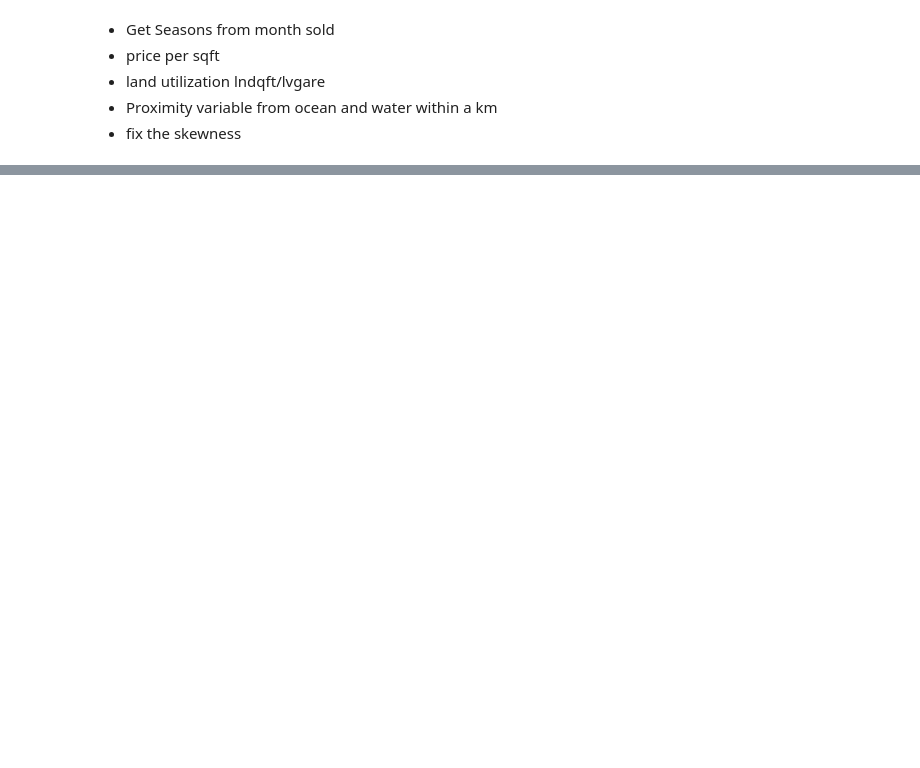
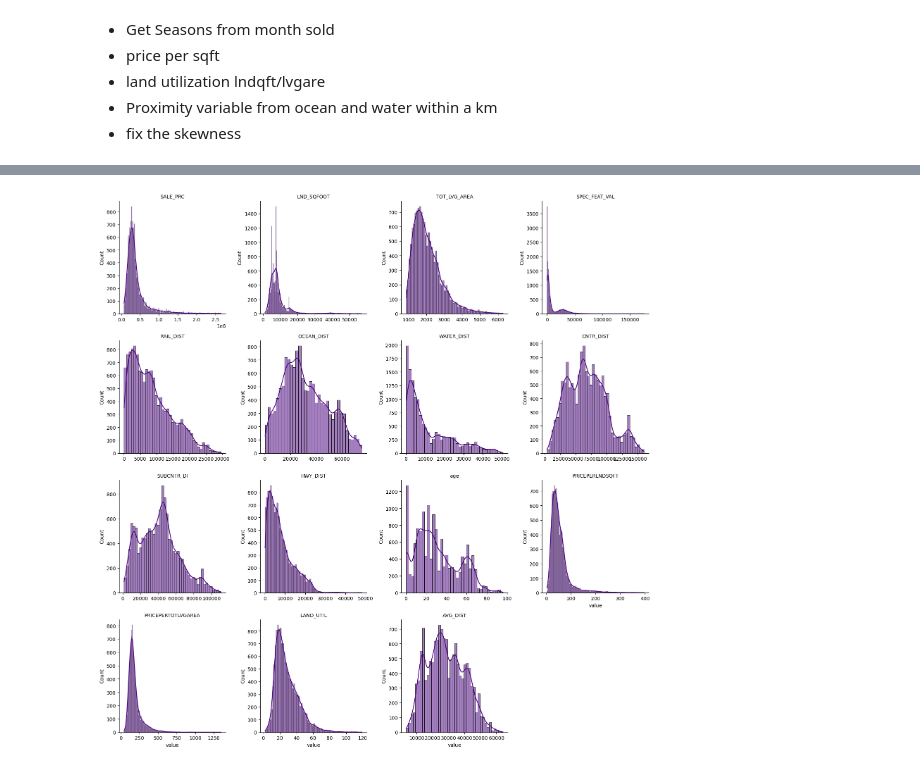
Before and after one commit to MarcusO17/6006CEM-ML, a Jupyter notebook: src/Task 1/main.ipynb, the cells around one changed output, grey strips where cells are left out. Drawn from its saved outputs; the diff is of its cells as text; code cells hidden in the pictures; blank space fills up the shorter version.

```diff
--- a/src/Task 1/main.ipynb
+++ b/src/Task 1/main.ipynb
@@ -267,0 +265,11 @@ Index(['LATITUDE', 'LONGITUDE', 'PARCELNO', 'SALE_PRC', 'LND_SQFOOT',
+# %%
+df['WALK_OCEAN'] = df['OCEAN_DIST'].apply(lambda x: 1 if x <= 1000 else 0)
+# %%
+for index, row in df.iterrows():
+    if row['CNTR_DIST'] <= 1000 or row['SUBCNTR_DI'] <= 1000:
+        df.loc[index, 'WALK_COMM'] = 1
+    else:
+        df.loc[index, 'WALK_COMM'] = 0
+# %%
+df['AVG_DIST'] = df[['RAIL_DIST', 'OCEAN_DIST',
+       'WATER_DIST', 'CNTR_DIST', 'SUBCNTR_DI', 'HWY_DIST']].mean(axis=1)
@@ -267,0 +298,11 @@ Index(['LATITUDE', 'LONGITUDE', 'PARCELNO', 'SALE_PRC', 'LND_SQFOOT',
+# %%
+df[['WALK_COMM','structure_quality','month_sold','avno60plus']] = df[['WALK_COMM','structure_quality','month_sold','avno60plus']].astype(int)
+# %%
+# Recheck for Skew on new Variables
+df_melt = df.drop(columns=['LATITUDE','LONGITUDE','PARCELNO','WALK_COMM','WALK_OCEAN','structure_quality','month_sold','avno60plus']).melt()
+g = sns.FacetGrid(df_melt, col="variable", col_wrap=4, height=4, sharex=False, sharey=False)
+g.map(sns.histplot, "value", color="indigo",kde=True,)
+g.set_titles("{col_name}")
+plt.show()
+# %% [output]
+[figure, added]
```
Also changed, not shown: parts of 5 cells of this notebook.
